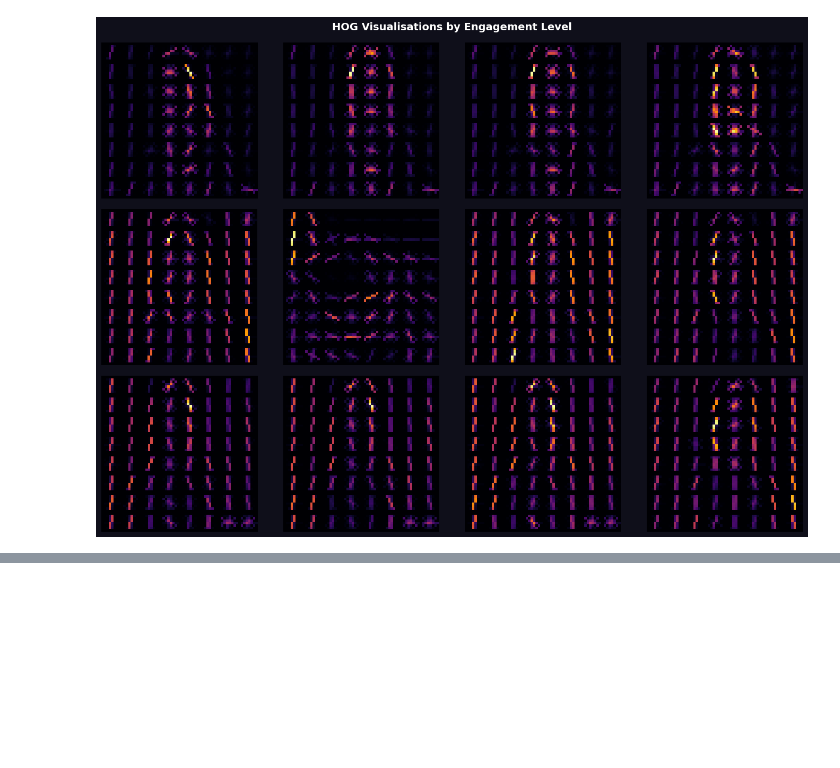
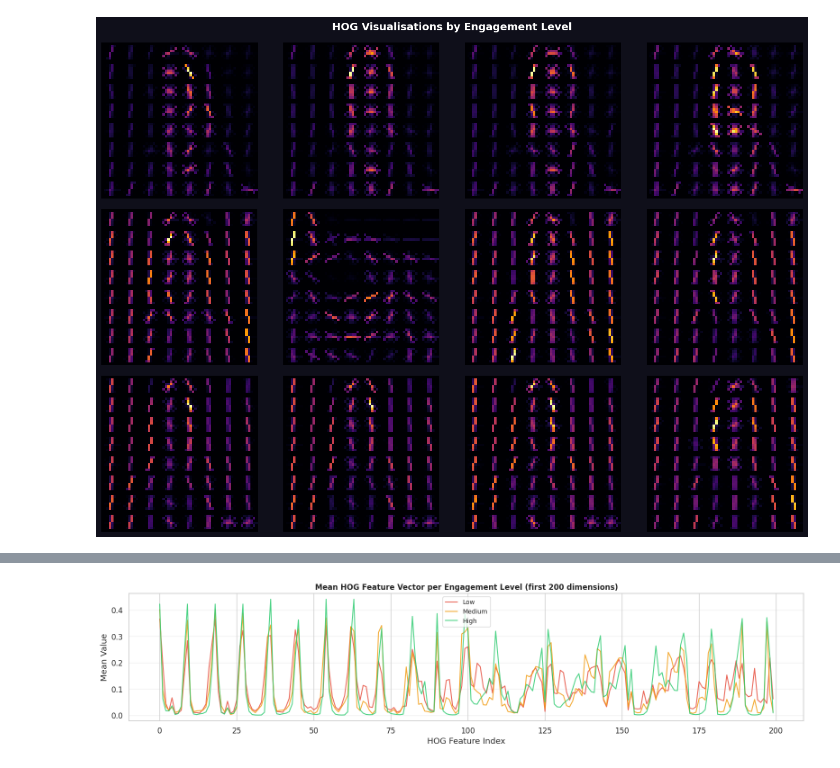
Before and after one commit to YasiniK/multimodal-student-cognitive-load-and-engagement-detection, a Jupyter notebook: Student_Engagement/se_eda_preprocessing.ipynb, the cells around one changed output, grey strips where cells are left out. Cells and saved outputs as stored; diff of their text form; code cells hidden in the pictures; blank space fills up the shorter version.

Commit message:
Mean HOG Feature Vector per Engagement Level

```diff
--- a/Student_Engagement/se_eda_preprocessing.ipynb
+++ b/Student_Engagement/se_eda_preprocessing.ipynb
@@ -1169,0 +1174,24 @@ plt.show()
+# %%
+fig, ax = plt.subplots(figsize=(16, 4))
+
+N_PLOT = 200   # plot first 200 HOG dims for readability
+
+for eng_idx, eng in enumerate(ENGAGEMENT_LABELS):
+# Select training samples belonging to this engagement level and average their HOG vectors
+    mask    = y_train_raw == LABEL_ENC[eng]
+    mean_hog = X_train_raw[mask, :N_PLOT].mean(axis=0)
+    ax.plot(mean_hog, label=eng.capitalize(), color=PALETTE[eng], linewidth=1.5, alpha=0.85)
+
+# If the three curves are visually separated, HOG is encoding class differences
+ax.set_title(f'Mean HOG Feature Vector per Engagement Level (first {N_PLOT} dimensions)',
+             fontsize=12, fontweight='bold')
+ax.set_xlabel('HOG Feature Index')
+ax.set_ylabel('Mean Value')
+ax.legend(fontsize=10)
+ax.grid(axis='y', alpha=0.3)
+
+plt.tight_layout()
+plt.savefig(OUTPUT_DIR / 'hog_mean_vectors.png', dpi=150, bbox_inches='tight')
+plt.show()
+# %% [output]
+[figure, added]
```
Also changed, not shown: parts of 1 cell of this notebook.
